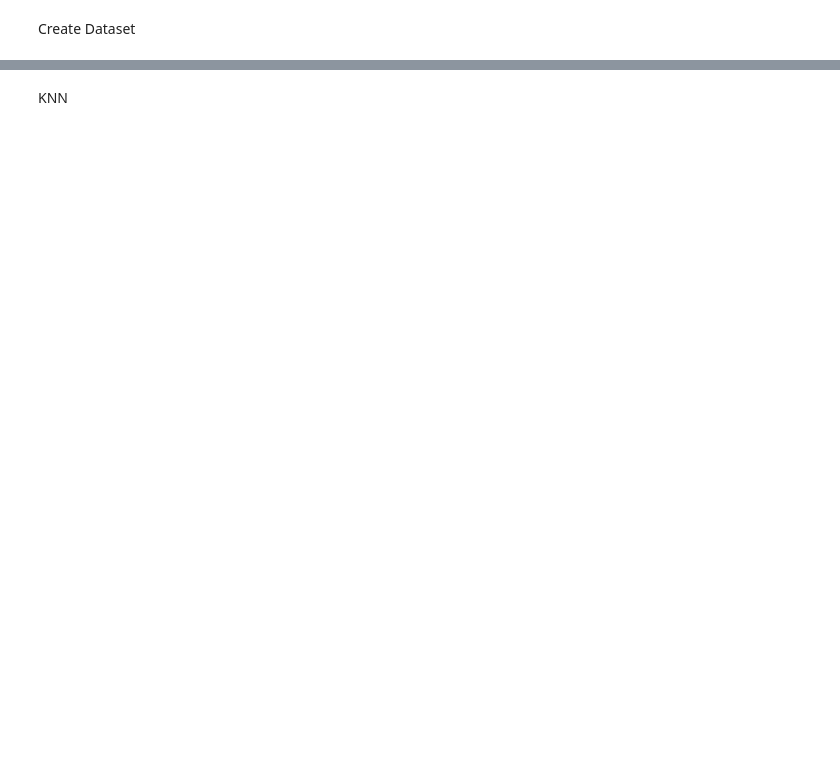
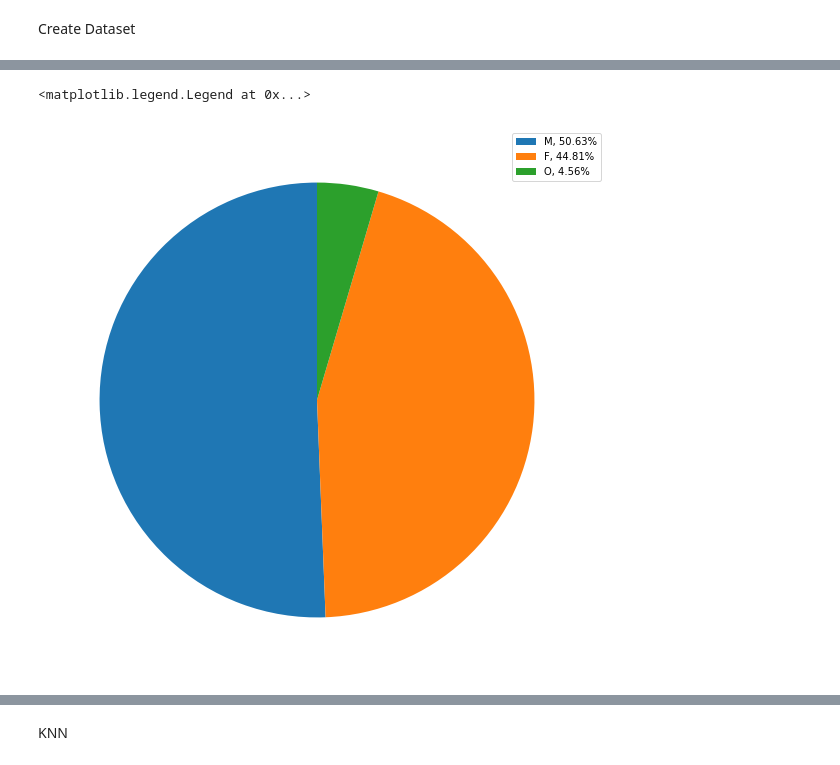
Before and after one commit to austin-py/396-DataPipeline, a Jupyter notebook: Final Project Colab.ipynb, the cells around one changed output, grey strips where cells are left out. Drawn from its saved outputs; the diff is of its cells as text; code cells hidden in the pictures; blank space fills up the shorter version.

```diff
--- a/Final Project Colab.ipynb
+++ b/Final Project Colab.ipynb
@@ -73,0 +94,13 @@ x_train, x_test, y_train, y_test = train_test_split(x, y, test_size=0.2, random_
+# %%
+#Pie chart of charge 1 type
+vc=merged_df_init['charge_1_type'].value_counts()
+labels = list(dict(vc).keys())[:3]
+total=sum(list(dict(vc).values()))
+sizes = list(dict(vc).values())[:3]/total*100
+labels = [f'{l}, {s:0.2f}%' for l, s in zip(labels, sizes)]
+plt.figure(figsize = (15,10))
+pie = plt.pie(sizes, startangle=90)
+plt.legend(bbox_to_anchor=(0.85, 1), loc='upper left', labels=labels)
+# %% [output]
+<matplotlib.legend.Legend at 0x...>
+[figure, added]
```
Also changed, not shown: parts of 23 cells of this notebook.
